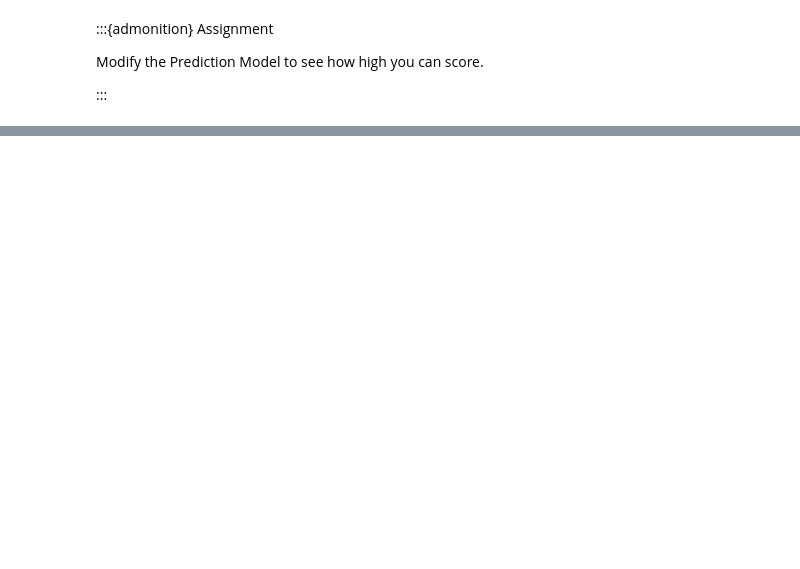
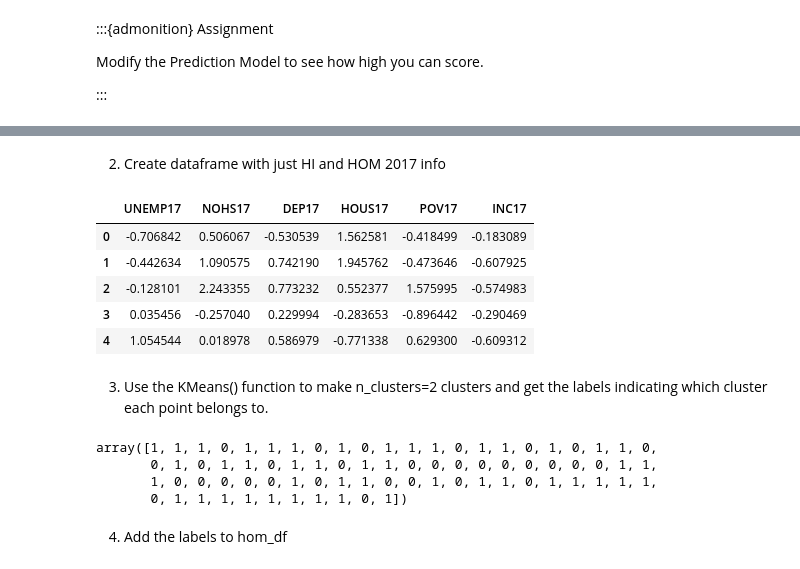
Before and after one commit to timothyprojectGiG/JB_Math_Textbook, a Jupyter notebook: src/PreCollege/Celestial/Chicago.ipynb, the cells around one changed output, grey strips where cells are left out. Drawn from its saved outputs; the diff is of its cells as text; code cells hidden in the pictures; blank space fills up the shorter version.

```diff
--- a/src/PreCollege/Celestial/Chicago.ipynb
+++ b/src/PreCollege/Celestial/Chicago.ipynb
@@ -712,0 +989,28 @@ Modify the Prediction Model to see how high you can score.
+# %% [markdown]
+2) Create dataframe with just HI and HOM 2017 info
+# %%
+HIHOM=hom_df[["UNEMP17","NOHS17","DEP17","HOUS17","POV17","INC17"]]
+HIHOM.head()
+# %% [output]
+|  | UNEMP17 | NOHS17 | DEP17 | HOUS17 | POV17 | INC17 |
+| 0 | -0.706842 | 0.506067 | -0.530539 | 1.562581 | -0.418499 | -0.183089 |
+| 1 | -0.442634 | 1.090575 | 0.742190 | 1.945762 | -0.473646 | -0.607925 |
+| 2 | -0.128101 | 2.243355 | 0.773232 | 0.552377 | 1.575995 | -0.574983 |
+| 3 | 0.035456 | -0.257040 | 0.229994 | -0.283653 | -0.896442 | -0.290469 |
+| 4 | 1.054544 | 0.018978 | 0.586979 | -0.771338 | 0.629300 | -0.609312 |
+# %% [markdown]
+3) Use the KMeans() function to make n_clusters=2 clusters and get the labels indicating which cluster each point belongs to.
+# %%
+# Fit the k means model
+k_means = KMeans(init="k-means++", n_clusters=2, n_init=2)
+k_means.fit(HIHOM)
+#Get Labels
+k_means_labels = k_means.labels_
+k_means_labels
+# %% [output]
+array([1, 1, 1, 0, 1, 1, 1, 0, 1, 0, 1, 1, 1, 0, 1, 1, 0, 1, 0, 1, 1, 0,
+       0, 1, 0, 1, 1, 0, 1, 1, 0, 1, 1, 0, 0, 0, 0, 0, 0, 0, 0, 0, 1, 1,
+       1, 0, 0, 0, 0, 0, 1, 0, 1, 1, 0, 0, 1, 0, 1, 1, 0, 1, 1, 1, 1, 1,
+       0, 1, 1, 1, 1, 1, 1, 1, 1, 0, 1])
+# %% [markdown]
+4) Add the labels to hom_df
```
Also changed, not shown: parts of 56 cells of this notebook, 4 other files.
